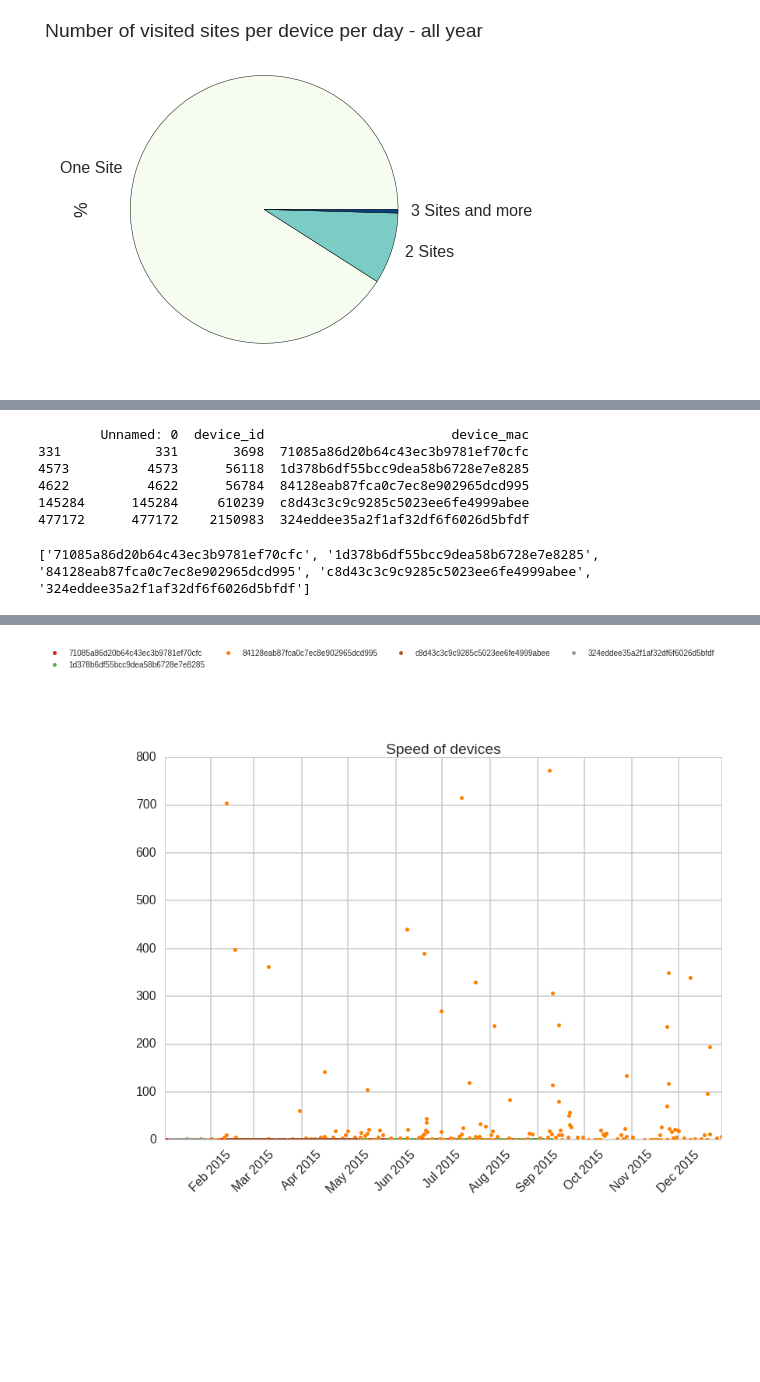
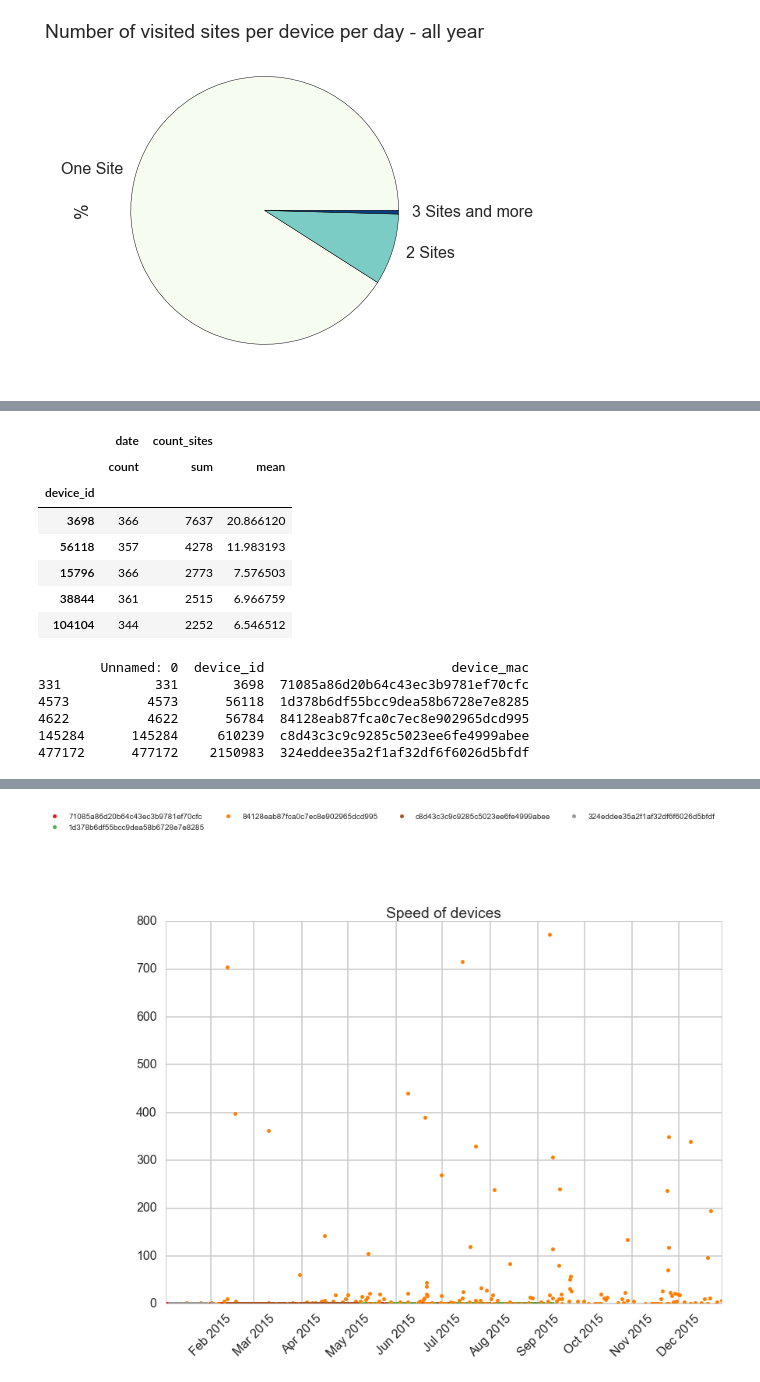
Before and after one commit to clementlefevre/CS109, a Jupyter notebook: xalid/nielse_data_exploration.ipynb, the cells around one changed output, grey strips where cells are left out. Cells and saved outputs as stored; diff of their text form; code cells hidden in the pictures; blank space fills up the shorter version.

```diff
--- a/xalid/nielse_data_exploration.ipynb
+++ b/xalid/nielse_data_exploration.ipynb
@@ -184,7 +170,16 @@ draw_devices_visits_timeline()
 # %% [output]
 [figure]
 # %%
-create_summary_per_devices()
+create_summary_per_devices().head()
+# %% [output]
+|  | date | count_sites |  |
+|  | count | sum | mean |
+| device_id |  |  |  |
+| 3698 | 366 | 7637 | 20.866120 |
+| 56118 | 357 | 4278 | 11.983193 |
+| 15796 | 366 | 2773 | 7.576503 |
+| 38844 | 361 | 2515 | 6.966759 |
+| 104104 | 344 | 2252 | 6.546512 |
 # %%
 def get_data(device_id_list):
     mac_list = pdh.search_device_mac(device_id_list)
@@ -199,10 +194,6 @@ lista = pdh.search_device_mac([610239,3698,56118,56784,2150983])
 4622          4622      56784  84128eab87fca0c7ec8e902965dcd995
 145284      145284     610239  c8d43c3c9c9285c5023ee6fe4999abee
 477172      477172    2150983  324eddee35a2f1af32df6f6026d5bfdf
-# %%
-print lista
-# %% [output]
-['71085a86d20b64c43ec3b9781ef70cfc', '1d378b6df55bcc9dea58b6728e7e8285', '84128eab87fca0c7ec8e902965dcd995', 'c8d43c3c9c9285c5023ee6fe4999abee', '324eddee35a2f1af32df6f6026d5bfdf']
 # %%
 def draw_time_line_per_location(mac_address):
     data = pd.read_csv(DATA_PATH+"data_search_results.csv",index_col=0, parse_dates=['first_timeframe'])
```
Also changed, not shown: parts of 9 cells of this notebook.
